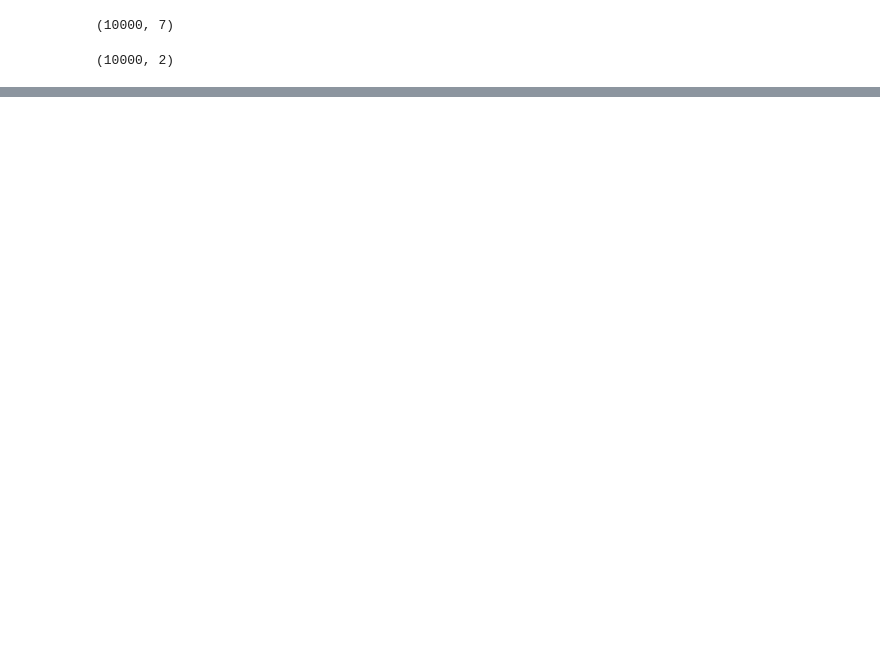
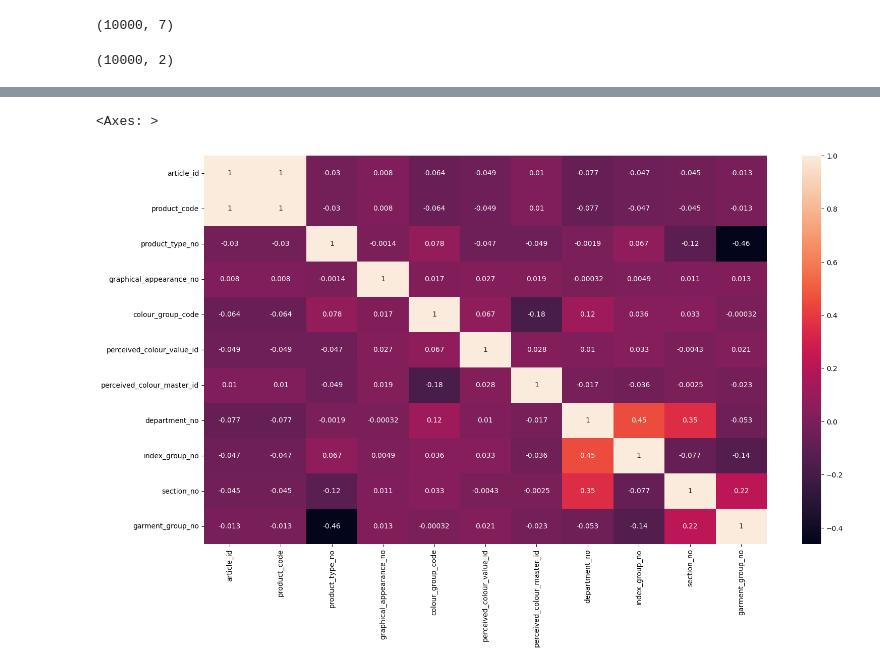
Before and after one commit to ohyu628/HnM, a Jupyter notebook: HnM_EDA/EDA.ipynb, the cells around one changed output, grey strips where cells are left out. Drawn from its saved outputs; the diff is of its cells as text; code cells hidden in the pictures; blank space fills up the shorter version.

```diff
--- a/HnM_EDA/EDA.ipynb
+++ b/HnM_EDA/EDA.ipynb
@@ -185,0 +312,16 @@ sample_submission.to_csv('/Users/jimincheol/Documents/Project/H&M_GNN_추ᄎ
+# %%
+articles_id = articles[['article_id','product_code','product_type_no','graphical_appearance_no','colour_group_code','perceived_colour_value_id','perceived_colour_master_id','department_no','index_group_no'
+                        ,'section_no','garment_group_no']]
+articles_name = articles[['prod_name','product_type_name','product_group_name','graphical_appearance_name','colour_group_name','section_name','garment_group_name',
+                            'perceived_colour_value_name','perceived_colour_master_name','department_name','index_code','index_name','index_group_name','garment_group_name','detail_desc']]
+# %%
+import matplotlib.pyplot as plt
+import seaborn as sns
+
+%matplotlib inline
+
+plt.figure(figsize=(18,10))
+sns.heatmap(articles_id.corr(), annot=True)
+# %% [output]
+<Axes: >
+[figure, added]
```
Also changed, not shown: parts of 18 cells of this notebook, 29 other files.
